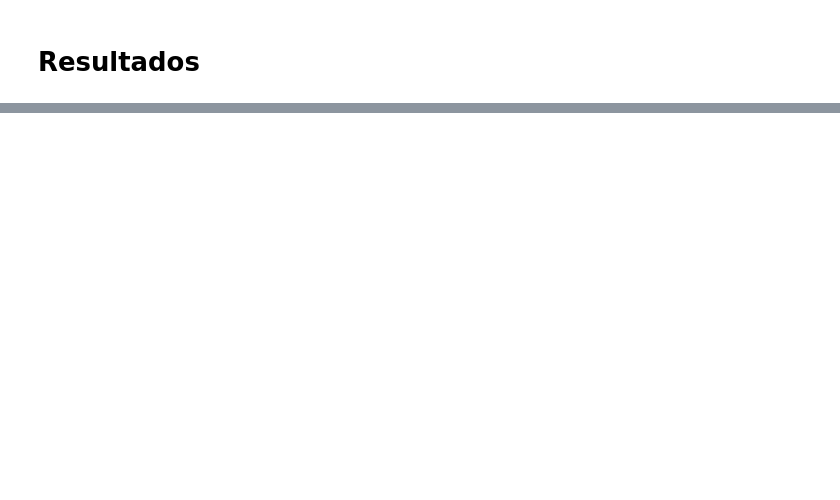
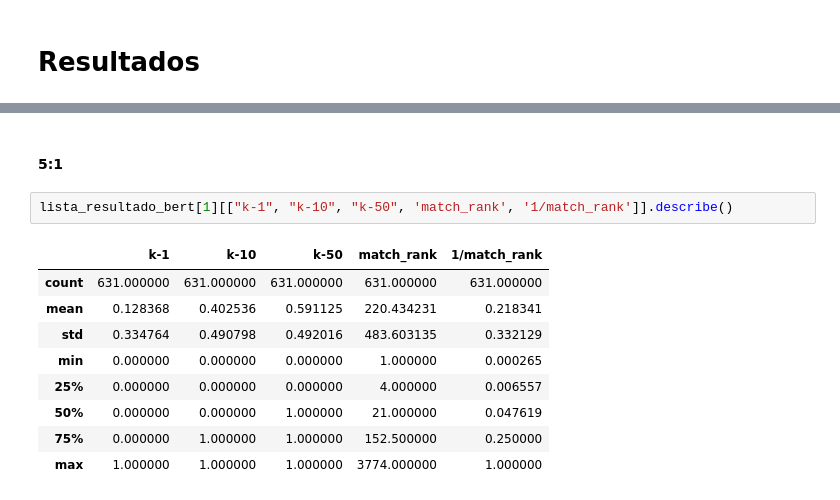
Before and after one commit to Laianna/residencia-tcc, a Jupyter notebook: experimento_bert_ranking.ipynb, the cells around one changed output, grey strips where cells are left out. Drawn from its saved outputs; the diff is of its cells as text; blank space fills up the shorter version.

```diff
--- a/experimento_bert_ranking.ipynb
+++ b/experimento_bert_ranking.ipynb
@@ -170,0 +154,14 @@ lista_df_resultado[3][["k-1", "k-10", "k-50", 'match_rank', '1/match_rank']].des
+# %% [markdown]
+#### 5:1
+# %%
+lista_resultado_bert[1][["k-1", "k-10", "k-50", 'match_rank', '1/match_rank']].describe()
+# %% [output]
+|  | k-1 | k-10 | k-50 | match_rank | 1/match_rank |
+| count | 631.000000 | 631.000000 | 631.000000 | 631.000000 | 631.000000 |
+| mean | 0.128368 | 0.402536 | 0.591125 | 220.434231 | 0.218341 |
+| std | 0.334764 | 0.490798 | 0.492016 | 483.603135 | 0.332129 |
+| min | 0.000000 | 0.000000 | 0.000000 | 1.000000 | 0.000265 |
+| 25% | 0.000000 | 0.000000 | 0.000000 | 4.000000 | 0.006557 |
+| 50% | 0.000000 | 0.000000 | 1.000000 | 21.000000 | 0.047619 |
+| 75% | 0.000000 | 1.000000 | 1.000000 | 152.500000 | 0.250000 |
+| max | 1.000000 | 1.000000 | 1.000000 | 3774.000000 | 1.000000 |
```
Also changed, not shown: parts of 53 cells of this notebook, 4 other files.
